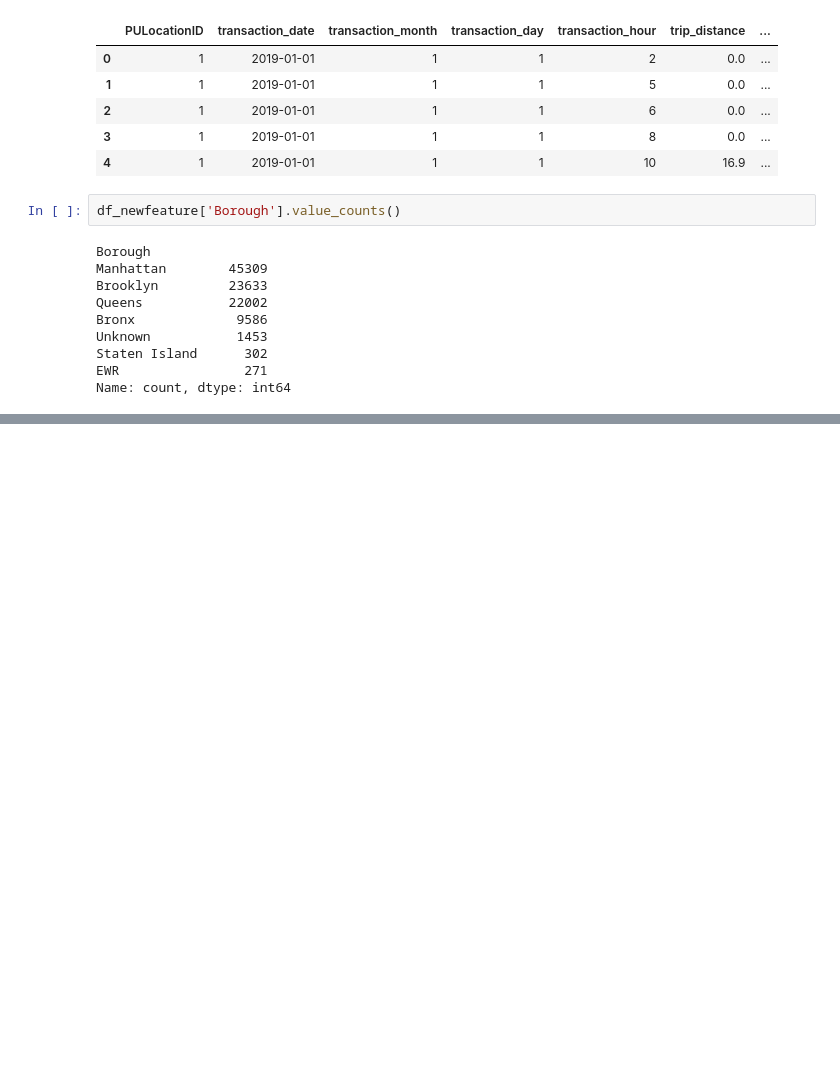
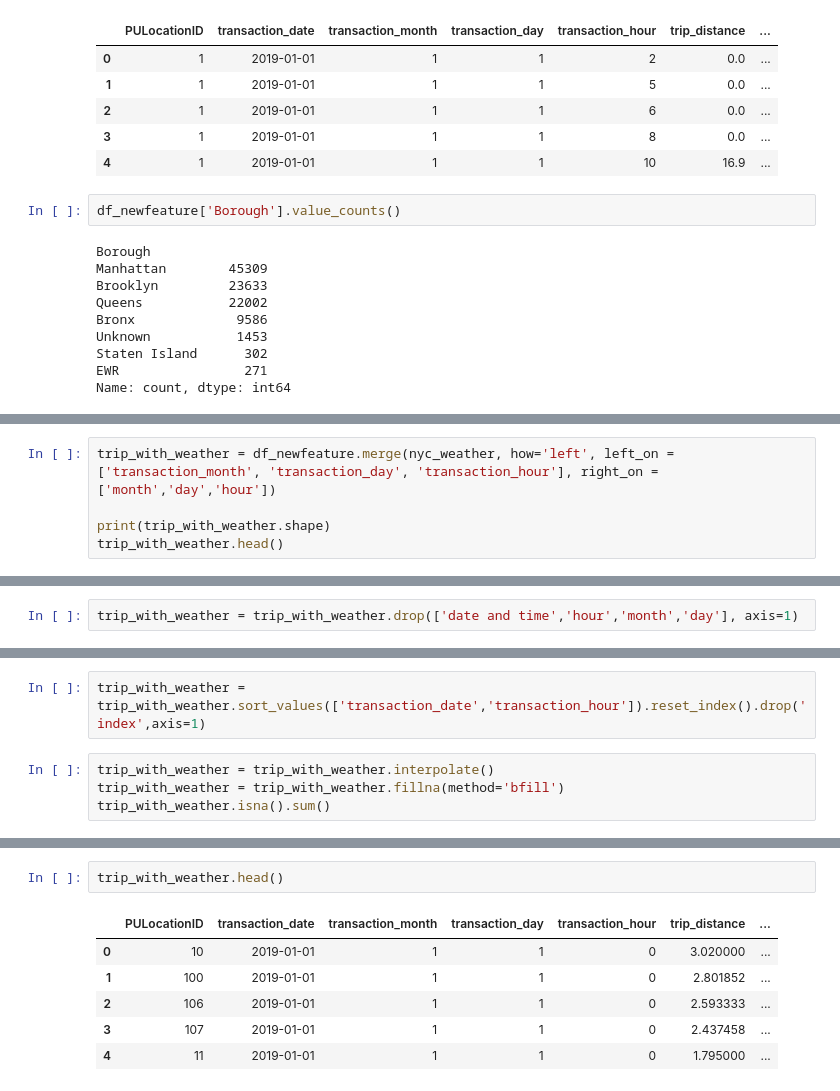
Before and after one commit to jamesaje/New-York-Taxi-Analysis, a Jupyter notebook: project_notebook.ipynb, the cells around one changed output, grey strips where cells are left out. Cells and saved outputs as stored; diff of their text form; blank space fills up the shorter version.

```diff
--- a/project_notebook.ipynb
+++ b/project_notebook.ipynb
@@ -575,0 +690,5 @@ Name: count, dtype: int64
+# %%
+trip_with_weather = df_newfeature.merge(nyc_weather, how='left', left_on =['transaction_month', 'transaction_day', 'transaction_hour'], right_on =['month','day','hour'])
+
+print(trip_with_weather.shape)
+trip_with_weather.head()
@@ -575,0 +704,2 @@ Name: count, dtype: int64
+# %%
+trip_with_weather = trip_with_weather.drop(['date and time','hour','month','day'], axis=1)
@@ -575,0 +737,6 @@ Name: count, dtype: int64
+# %%
+trip_with_weather = trip_with_weather.sort_values(['transaction_date','transaction_hour']).reset_index().drop('index',axis=1)
+# %%
+trip_with_weather = trip_with_weather.interpolate()
+trip_with_weather = trip_with_weather.fillna(method='bfill')
+trip_with_weather.isna().sum()
@@ -575,0 +763,9 @@ Name: count, dtype: int64
+# %%
+trip_with_weather.head()
+# %% [output]
+|  | PULocationID | transaction_date | transaction_month | transaction_day | transaction_hour | trip_distance | ... |
+| 0 | 10 | 2019-01-01 | 1 | 1 | 0 | 3.020000 | ... |
+| 1 | 100 | 2019-01-01 | 1 | 1 | 0 | 2.801852 | ... |
+| 2 | 106 | 2019-01-01 | 1 | 1 | 0 | 2.593333 | ... |
+| 3 | 107 | 2019-01-01 | 1 | 1 | 0 | 2.437458 | ... |
+| 4 | 11 | 2019-01-01 | 1 | 1 | 0 | 1.795000 | ... |
```
Also changed, not shown: parts of 17 cells of this notebook.
